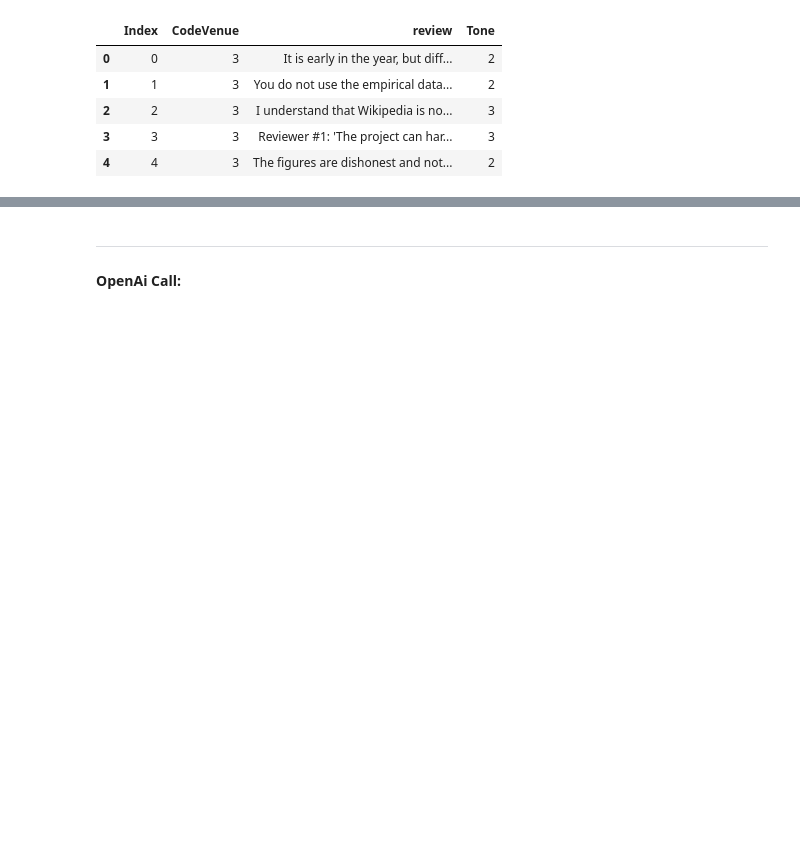
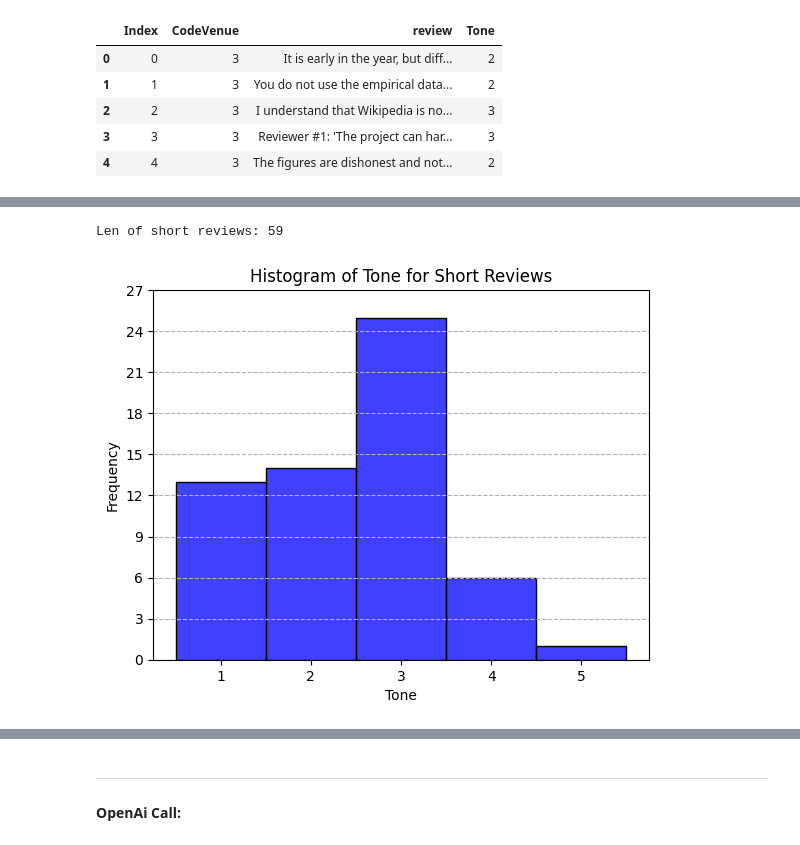
Before and after one commit to Gianini2/politeness1, a Jupyter notebook: politepeer-classification.ipynb, the cells around one changed output, grey strips where cells are left out. Cells and saved outputs as stored; diff of their text form; code cells hidden in the pictures; blank space fills up the shorter version.

```diff
--- a/politepeer-classification.ipynb
+++ b/politepeer-classification.ipynb
@@ -108,0 +190,20 @@ X
+# %%
+filtered_data = TargetDf[TargetDf['transformed_review'].str.len() < 20]['Tone']
+
+print('Len of short reviews:', len(filtered_data))
+
+# use sns to create a histogram of the Tone column:
+sns.histplot(filtered_data, kde=False, discrete=True, color='blue')
+
+# Adicionar título e rótulos aos eixos
+plt.title('Histogram of Tone for Short Reviews')
+plt.xlabel('Tone')
+plt.ylabel('Frequency')
+plt.yticks(range(0, 30, 3))
+plt.grid(axis='y', linestyle='--')
+
+# Mostrar o gráfico
+plt.show()
+# %% [output]
+Len of short reviews: 59
+[figure, added]
```
Also changed, not shown: parts of 15 cells of this notebook, 1 other file.
